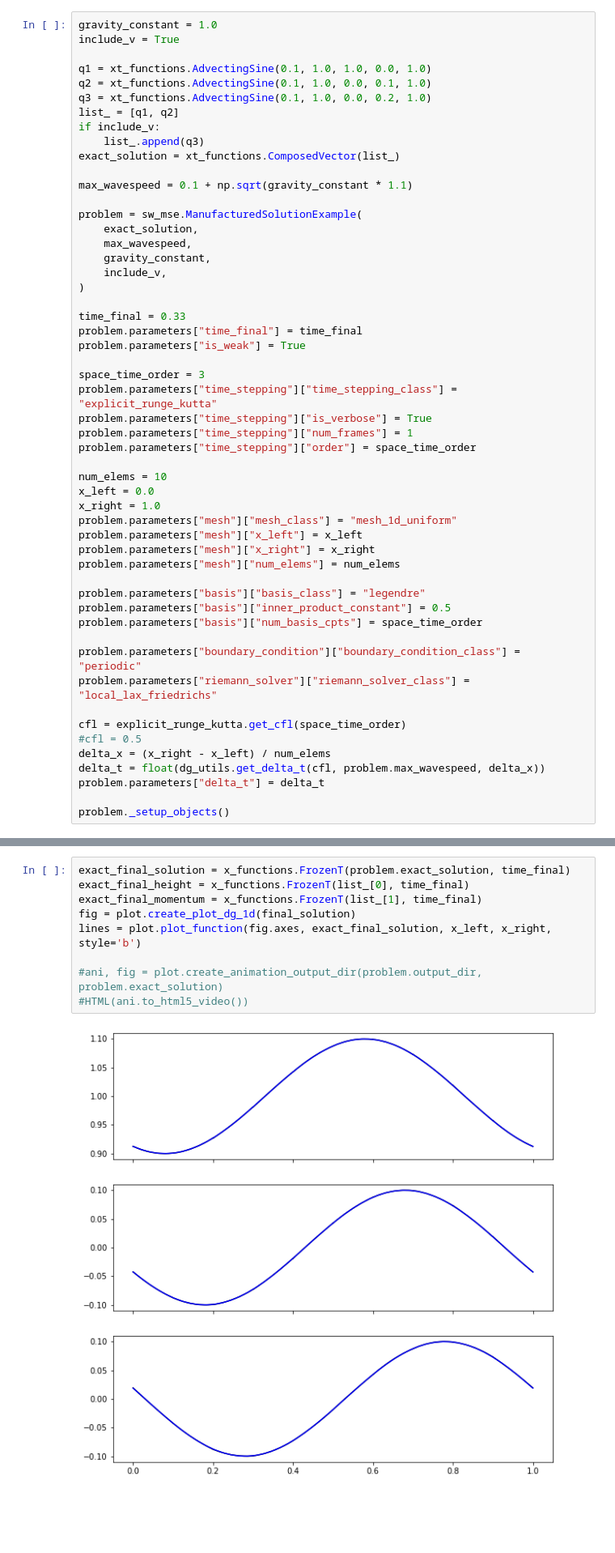
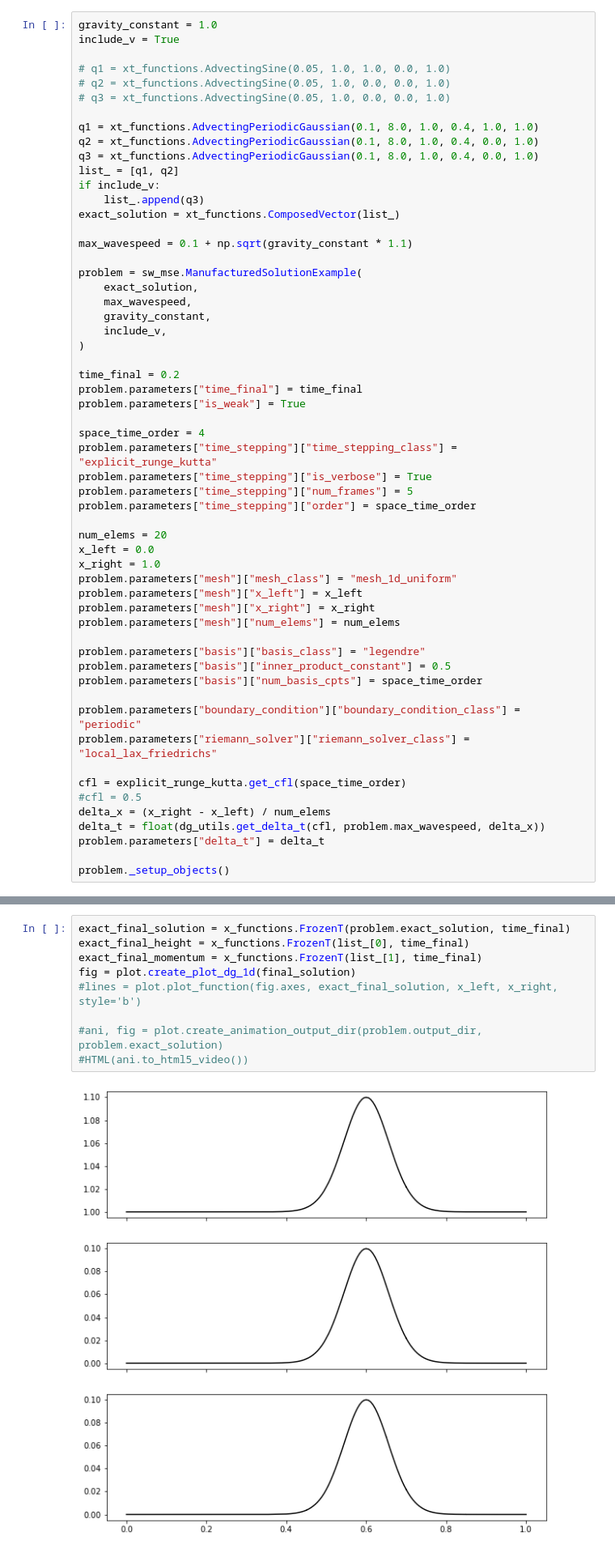
Before and after one commit to caleblogemann/pydogpack, a Jupyter notebook: apps/onedimensional/shallowwater/manufacturedsolutionexample/manufactured_solution_example.ipynb, the cells around one changed output, grey strips where cells are left out. Shown at 81% size. Cells and saved outputs as stored; diff of their text form; blank space fills up the shorter version.

```diff
--- a/apps/onedimensional/shallowwater/manufacturedsolutionexample/manufactured_solution_example.ipynb
+++ b/apps/onedimensional/shallowwater/manufacturedsolutionexample/manufactured_solution_example.ipynb
@@ -21,9 +21,13 @@ from IPython.display import HTML
 gravity_constant = 1.0
 include_v = True
 
-q1 = xt_functions.AdvectingSine(0.1, 1.0, 1.0, 0.0, 1.0)
-q2 = xt_functions.AdvectingSine(0.1, 1.0, 0.0, 0.1, 1.0)
-q3 = xt_functions.AdvectingSine(0.1, 1.0, 0.0, 0.2, 1.0)
+# q1 = xt_functions.AdvectingSine(0.05, 1.0, 1.0, 0.0, 1.0)
+# q2 = xt_functions.AdvectingSine(0.05, 1.0, 0.0, 0.0, 1.0)
+# q3 = xt_functions.AdvectingSine(0.05, 1.0, 0.0, 0.0, 1.0)
+
+q1 = xt_functions.AdvectingPeriodicGaussian(0.1, 8.0, 1.0, 0.4, 1.0, 1.0)
+q2 = xt_functions.AdvectingPeriodicGaussian(0.1, 8.0, 1.0, 0.4, 0.0, 1.0)
+q3 = xt_functions.AdvectingPeriodicGaussian(0.1, 8.0, 1.0, 0.4, 0.0, 1.0)
 list_ = [q1, q2]
 if include_v:
     list_.append(q3)
@@ -38,17 +42,17 @@ problem = sw_mse.ManufacturedSolutionExample(
     include_v,
 )
 
-time_final = 0.33
+time_final = 0.2
 problem.parameters["time_final"] = time_final
 problem.parameters["is_weak"] = True
 
-space_time_order = 3
+space_time_order = 4
 problem.parameters["time_stepping"]["time_stepping_class"] = "explicit_runge_kutta"
 problem.parameters["time_stepping"]["is_verbose"] = True
-problem.parameters["time_stepping"]["num_frames"] = 1
+problem.parameters["time_stepping"]["num_frames"] = 5
 problem.parameters["time_stepping"]["order"] = space_time_order
 
-num_elems = 10
+num_elems = 20
 x_left = 0.0
 x_right = 1.0
 problem.parameters["mesh"]["mesh_class"] = "mesh_1d_uniform"
@@ -78,14 +90,14 @@ Will finish in 0:00:00 at 19:44:52.451264
 # %%
 exact_final_solution = x_functions.FrozenT(problem.exact_solution, time_final)
 exact_final_height = x_functions.FrozenT(list_[0], time_final)
 exact_final_momentum = x_functions.FrozenT(list_[1], time_final)
 fig = plot.create_plot_dg_1d(final_solution)
-lines = plot.plot_function(fig.axes, exact_final_solution, x_left, x_right, style='b')
+#lines = plot.plot_function(fig.axes, exact_final_solution, x_left, x_right, style='b')
 
 #ani, fig = plot.create_animation_output_dir(problem.output_dir, problem.exact_solution)
 #HTML(ani.to_html5_video())
 # %% [output]
-[figure, old version]
+[figure, new version]
 # %%
 error = math_utils.compute_error(final_solution, exact_final_solution)
 error
```
Also changed, not shown: parts of 14 cells of this notebook, 2 other files.
